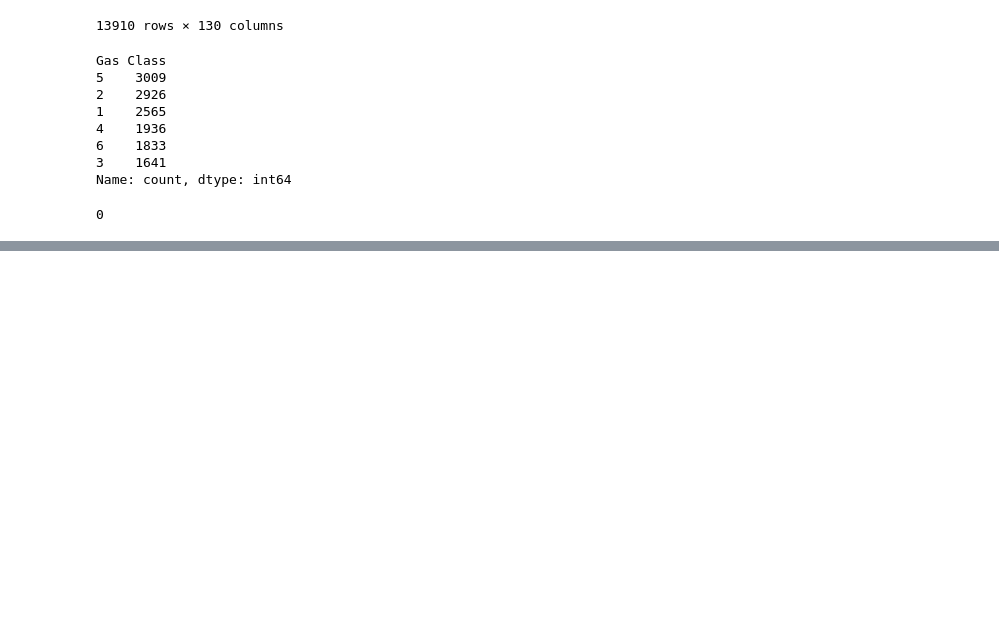
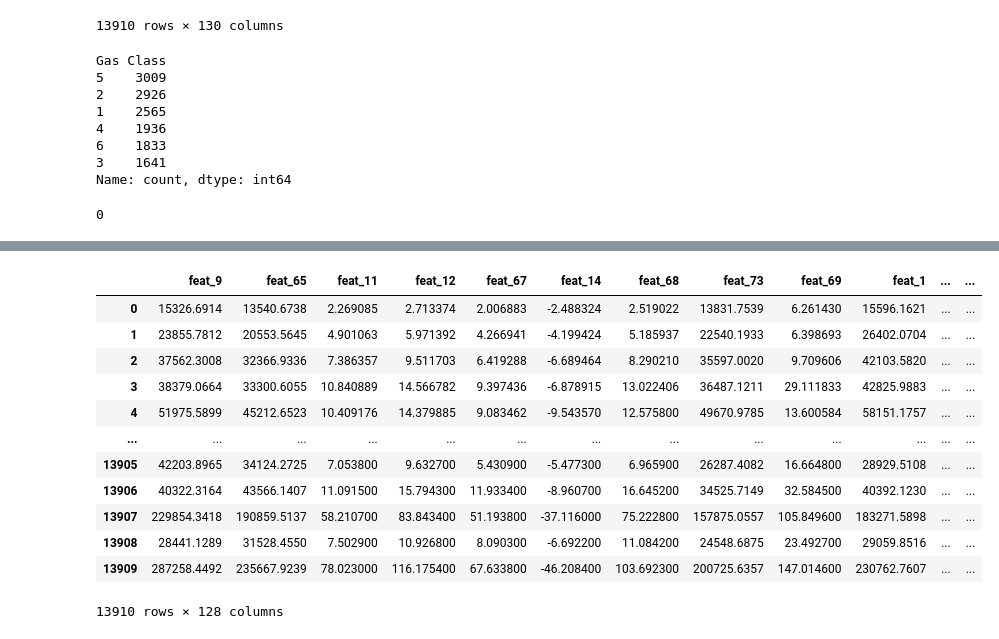
Before and after one commit to kogby/EDASH, a Jupyter notebook: Example/preprocess.ipynb, the cells around one changed output, grey strips where cells are left out. Saved outputs shown, nothing was run; the diff lists cells and outputs as text; code cells hidden in the pictures; blank space fills up the shorter version.

Commit message:
update data

```diff
--- a/Example/preprocess.ipynb
+++ b/Example/preprocess.ipynb
@@ -3,8 +12,13 @@ import pandas as pd
 # %%
+## PARAMS
+n_feat = 128
+missing_rate = 0.25
+## ===========================
+
 row_count = 0
-df = pd.read_csv('./data/Gas Sensor Drift Dataset/batch1.dat', delimiter=' ', header=None)
+df = pd.read_csv('./data/Gas Sensor Drift Dataset/bat/batch1.dat', delimiter=' ', header=None)
 for i in range(2,11):
-    df2 = pd.read_csv(f'./data/Gas Sensor Drift Dataset/batch{i}.dat',delimiter=' ', header=None)
+    df2 = pd.read_csv(f'./data/Gas Sensor Drift Dataset/bat/batch{i}.dat',delimiter=' ', header=None)
     df = pd.concat([df, df2], axis=0, ignore_index=True)
 
 # split label
@@ -70,3 +83,17 @@ Name: count, dtype: int64
 print(df.isna().sum().sum())
 # %% [output]
 0
+# %%
+## feature selection
+X = df[df.columns].drop('Gas Class',axis=1)
+Y = df['Gas Class']
+fit = SelectKBest(score_func=f_classif, k='all').fit(X,Y)
+dfscores = pd.DataFrame(fit.scores_)
+dfcolumns = pd.DataFrame(X.columns)
+
+## generate board
+featureScores = pd.concat([dfcolumns,dfscores],axis=1)
+featureScores.columns = ['Feature','Score']  #title
+display(featureScores.nlargest(n_feat,'Score'))  #see the highest 30 and select the best combanition
+
+selected_cols = featureScores.nlargest(n_feat,'Score').reset_index(drop=True)['Feature'].values
@@ -72,0 +114,22 @@ print(df.isna().sum().sum())
+# %%
+X = df[selected_cols]
+display(X)
+X_train, X_test, y_train, y_test = train_test_split(X, Y, test_size=0.15, random_state=1105)
+X_train.to_csv('./data/Gas Sensor Drift Dataset/complete/X_train.csv', index=False)
+X_test.to_csv('./data/Gas Sensor Drift Dataset/complete/X_test.csv', index=False)
+y_train.to_csv('./data/Gas Sensor Drift Dataset/complete/y_train.csv', index=False)
+y_test.to_csv('./data/Gas Sensor Drift Dataset/complete/y_test.csv', index=False)
+# %% [output]
+|  | feat_9 | feat_65 | feat_11 | feat_12 | feat_67 | feat_14 | feat_68 | feat_73 | feat_69 | feat_1 | ... | ... |
+| 0 | 15326.6914 | 13540.6738 | 2.269085 | 2.713374 | 2.006883 | -2.488324 | 2.519022 | 13831.7539 | 6.261430 | 15596.1621 | ... | ... |
+| 1 | 23855.7812 | 20553.5645 | 4.901063 | 5.971392 | 4.266941 | -4.199424 | 5.185937 | 22540.1933 | 6.398693 | 26402.0704 | ... | ... |
+| 2 | 37562.3008 | 32366.9336 | 7.386357 | 9.511703 | 6.419288 | -6.689464 | 8.290210 | 35597.0020 | 9.709606 | 42103.5820 | ... | ... |
+| 3 | 38379.0664 | 33300.6055 | 10.840889 | 14.566782 | 9.397436 | -6.878915 | 13.022406 | 36487.1211 | 29.111833 | 42825.9883 | ... | ... |
+| 4 | 51975.5899 | 45212.6523 | 10.409176 | 14.379885 | 9.083462 | -9.543570 | 12.575800 | 49670.9785 | 13.600584 | 58151.1757 | ... | ... |
+| ... | ... | ... | ... | ... | ... | ... | ... | ... | ... | ... | ... | ... |
+| 13905 | 42203.8965 | 34124.2725 | 7.053800 | 9.632700 | 5.430900 | -5.477300 | 6.965900 | 26287.4082 | 16.664800 | 28929.5108 | ... | ... |
+| 13906 | 40322.3164 | 43566.1407 | 11.091500 | 15.794300 | 11.933400 | -8.960700 | 16.645200 | 34525.7149 | 32.584500 | 40392.1230 | ... | ... |
+| 13907 | 229854.3418 | 190859.5137 | 58.210700 | 83.843400 | 51.193800 | -37.116000 | 75.222800 | 157875.0557 | 105.849600 | 183271.5898 | ... | ... |
+| 13908 | 28441.1289 | 31528.4550 | 7.502900 | 10.926800 | 8.090300 | -6.692200 | 11.084200 | 24548.6875 | 23.492700 | 29059.8516 | ... | ... |
+| 13909 | 287258.4492 | 235667.9239 | 78.023000 | 116.175400 | 67.633800 | -46.208400 | 103.692300 | 200725.6357 | 147.014600 | 230762.7607 | ... | ... |
+13910 rows × 128 columns
```
Also changed, not shown: parts of 5 cells of this notebook, 33 other files.
